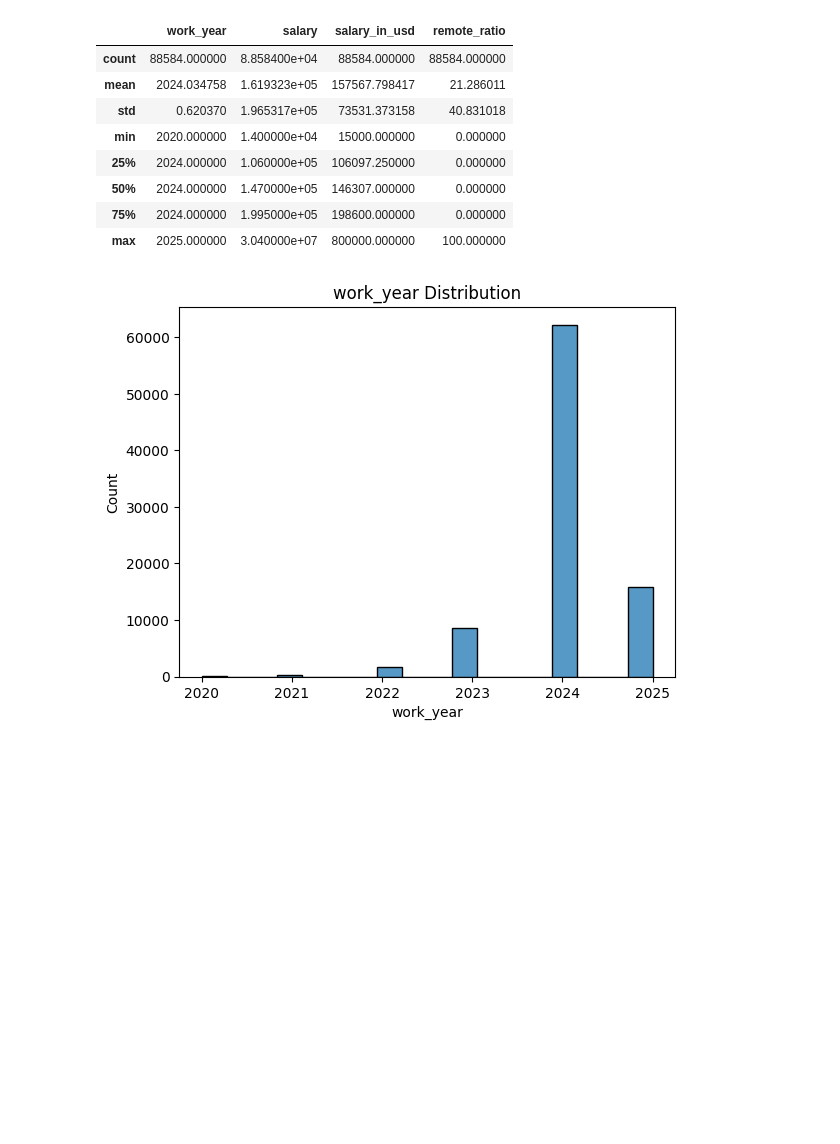
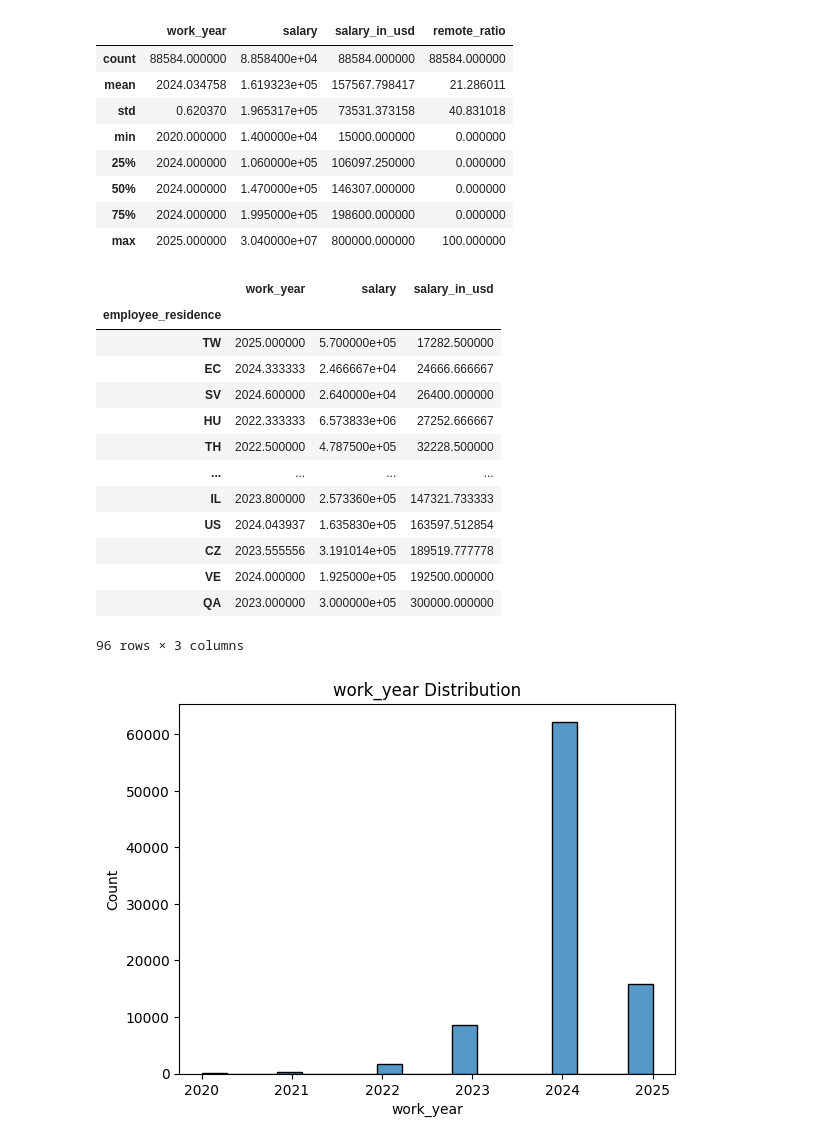
Before and after one commit to hensleyas21/SalariesML, a Jupyter notebook: salaries_analysis.ipynb, the cells around one changed output. Cells and saved outputs as stored; diff of their text form; code cells hidden in the pictures; blank space fills up the shorter version.

```diff
--- a/salaries_analysis.ipynb
+++ b/salaries_analysis.ipynb
@@ -37,6 +37,23 @@ del df['remote_ratio']
 df['experience_level'] = pd.Categorical(df['experience_level'], categories=['Entry-level', 'Mid-level', 'Senior-level', 'Executive'], ordered=True)
 df['company_size'] = pd.Categorical(df['company_size'], categories=['Small', 'Medium', 'Large'], ordered=True)
 df['worksite'] = pd.Categorical(df['worksite'], categories=['In-person', 'Hybrid', 'Remote'], ordered=True)
+# %%
+df.groupby('employee_residence').mean('salary_in_usd').sort_values('salary_in_usd', ascending=False)
+# %% [output]
+|  | work_year | salary | salary_in_usd |
+| employee_residence |  |  |  |
+| TW | 2025.000000 | 5.700000e+05 | 17282.500000 |
+| EC | 2024.333333 | 2.466667e+04 | 24666.666667 |
+| SV | 2024.600000 | 2.640000e+04 | 26400.000000 |
+| HU | 2022.333333 | 6.573833e+06 | 27252.666667 |
+| TH | 2022.500000 | 4.787500e+05 | 32228.500000 |
+| ... | ... | ... | ... |
+| IL | 2023.800000 | 2.573360e+05 | 147321.733333 |
+| US | 2024.043937 | 1.635830e+05 | 163597.512854 |
+| CZ | 2023.555556 | 3.191014e+05 | 189519.777778 |
+| VE | 2024.000000 | 1.925000e+05 | 192500.000000 |
+| QA | 2023.000000 | 3.000000e+05 | 300000.000000 |
+96 rows × 3 columns
 # %%
 for col in df.columns:
     plot = sns.histplot(data=df, x=col)
```
Also changed, not shown: parts of 1 cell of this notebook.
